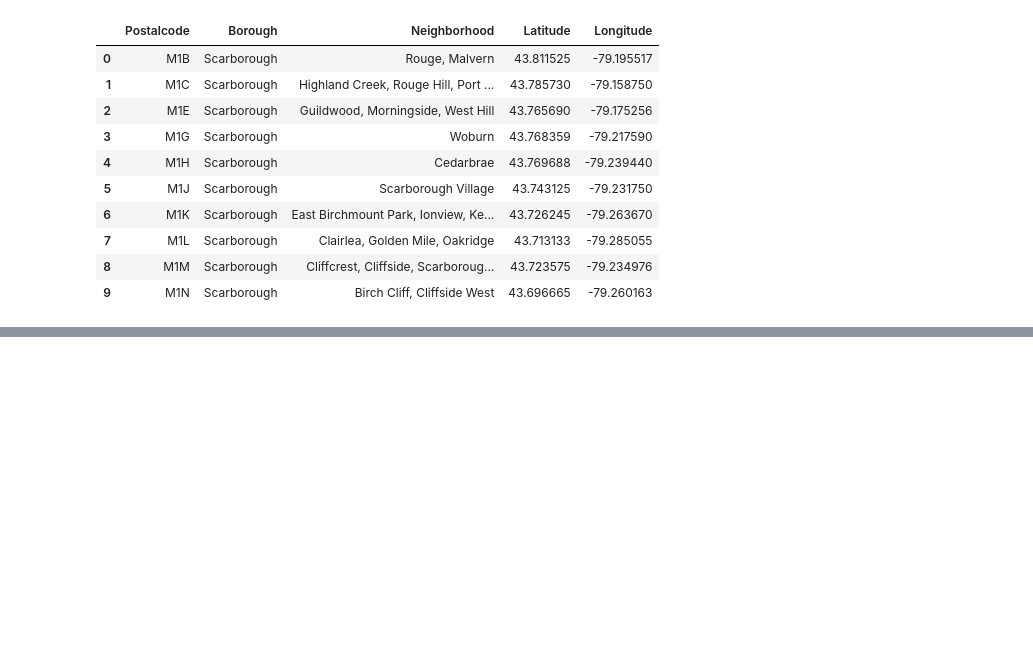
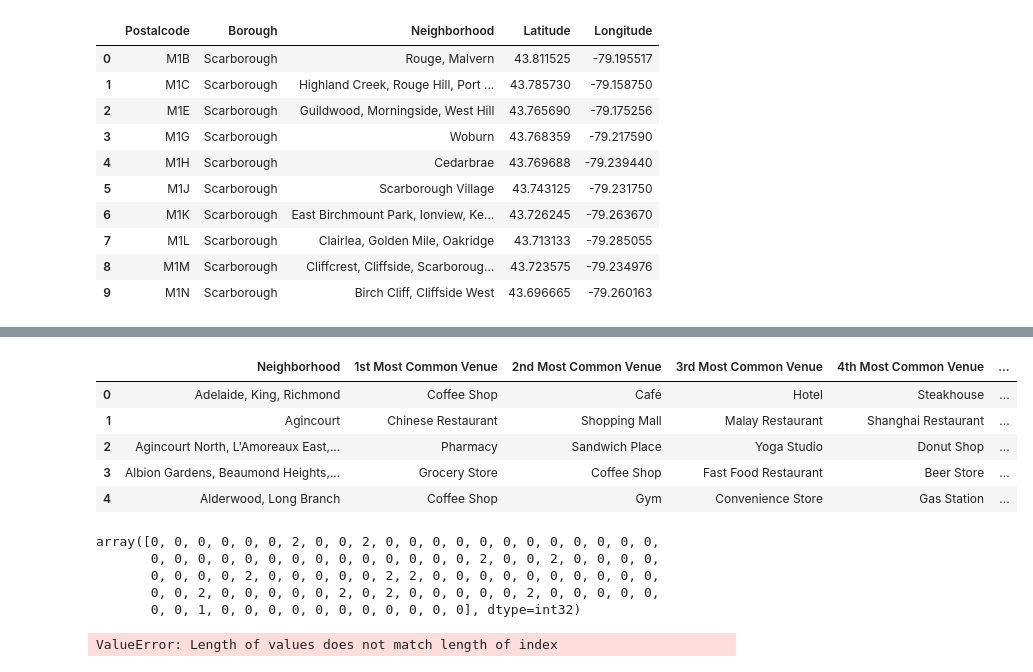
Before and after one commit to Harshith-S/Segmenting-and-Clustering-Neighborhoods-in-Toronto, a Jupyter notebook: Neighborhood.ipynb, the cells around one changed output, grey strips where cells are left out. Drawn from its saved outputs; the diff is of its cells as text; code cells hidden in the pictures; blank space fills up the shorter version.

Commit message:
Published from Watson Studio.

```diff
--- a/Neighborhood.ipynb
+++ b/Neighborhood.ipynb
@@ -130,0 +429,11 @@ df.head(10)
+# %%
+num_top_venues = 5
+for hood in Scarborough_grouped['Neighborhood']:
+    print("----"+hood+"----")
+    temp =Scarborough_grouped[Scarborough_grouped['Neighborhood'] == hood].T.reset_index()
+    temp.columns = ['venue','freq']
+    temp = temp.iloc[1:]
+    temp['freq'] = temp['freq'].astype(float)
+    temp = temp.round({'freq': 2})
+    print(temp.sort_values('freq', ascending=False).reset_index(drop=True).head(num_top_venues))
+    print('\n')
@@ -130,0 +458,65 @@ df.head(10)
+# %%
+def return_most_common_venues(row, num_top_venues):
+    row_categories = row.iloc[1:]
+    row_categories_sorted = row_categories.sort_values(ascending=False)
+
+    return row_categories_sorted.index.values[0:num_top_venues]
+# %%
+import numpy as np
+num_top_venues = 10
+
+indicators = ['st', 'nd', 'rd']
+
+# create columns according to number of top venues
+columns = ['Neighborhood']
+for ind in np.arange(num_top_venues):
+    try:
+        columns.append('{}{} Most Common Venue'.format(ind+1, indicators[ind]))
+    except:
+        columns.append('{}th Most Common Venue'.format(ind+1))
+
+# create a new dataframe
+neighborhoods_venues_sorted = pd.DataFrame(columns=columns)
+neighborhoods_venues_sorted['Neighborhood'] = Scarborough_grouped['Neighborhood']
+
+for ind in np.arange(Scarborough_grouped.shape[0]):
+    neighborhoods_venues_sorted.iloc[ind, 1:] = return_most_common_venues(Scarborough_grouped.iloc[ind, :], num_top_venues)
+
+neighborhoods_venues_sorted.head()
+# %% [output]
+|  | Neighborhood | 1st Most Common Venue | 2nd Most Common Venue | 3rd Most Common Venue | 4th Most Common Venue | ... |
+| 0 | Adelaide, King, Richmond | Coffee Shop | Café | Hotel | Steakhouse | ... |
+| 1 | Agincourt | Chinese Restaurant | Shopping Mall | Malay Restaurant | Shanghai Restaurant | ... |
+| 2 | Agincourt North, L'Amoreaux East,... | Pharmacy | Sandwich Place | Yoga Studio | Donut Shop | ... |
+| 3 | Albion Gardens, Beaumond Heights,... | Grocery Store | Coffee Shop | Fast Food Restaurant | Beer Store | ... |
+| 4 | Alderwood, Long Branch | Coffee Shop | Gym | Convenience Store | Gas Station | ... |
+# %%
+# set number of clusters
+# Using k-means to cluster the neighborhood into 3 clusters.
+
+Scarborough_grouped_clustering = Scarborough_grouped.drop('Neighborhood', 1)
+#Scarborough_grouped_clustering = Scarborough_grouped
+
+# run k-means clustering
+kmeans = KMeans(n_clusters=3, random_state=0).fit(Scarborough_grouped_clustering)
+
+# check cluster labels generated for each row in the dataframe
+kmeans.labels_
+# %% [output]
+array([0, 0, 0, 0, 0, 0, 2, 0, 0, 2, 0, 0, 0, 0, 0, 0, 0, 0, 0, 0, 0, 0,
+       0, 0, 0, 0, 0, 0, 0, 0, 0, 0, 0, 0, 0, 0, 2, 0, 0, 2, 0, 0, 0, 0,
+       0, 0, 0, 0, 2, 0, 0, 0, 0, 0, 2, 2, 0, 0, 0, 0, 0, 0, 0, 0, 0, 0,
+       0, 0, 2, 0, 0, 0, 0, 0, 2, 0, 2, 0, 0, 0, 0, 0, 2, 0, 0, 0, 0, 0,
+       0, 0, 1, 0, 0, 0, 0, 0, 0, 0, 0, 0, 0, 0], dtype=int32)
+# %%
+Scarborough_merged = df.iloc[:16,:]
+
+# add clustering labels
+Scarborough_merged['Cluster Labels'] = kmeans.labels_
+
+# merge toronto_grouped with toronto_data to add latitude/longitude for each neighborhood
+Scarborough_merged = Scarborough_merged.join(neighborhoods_venues_sorted.set_index('Neighborhood'), on='Neighborhood')
+
+Scarborough_merged.head() # check the last columns!
+# %% [output]
+ValueError: Length of values does not match length of index
```
Also changed, not shown: parts of 31 cells of this notebook.
